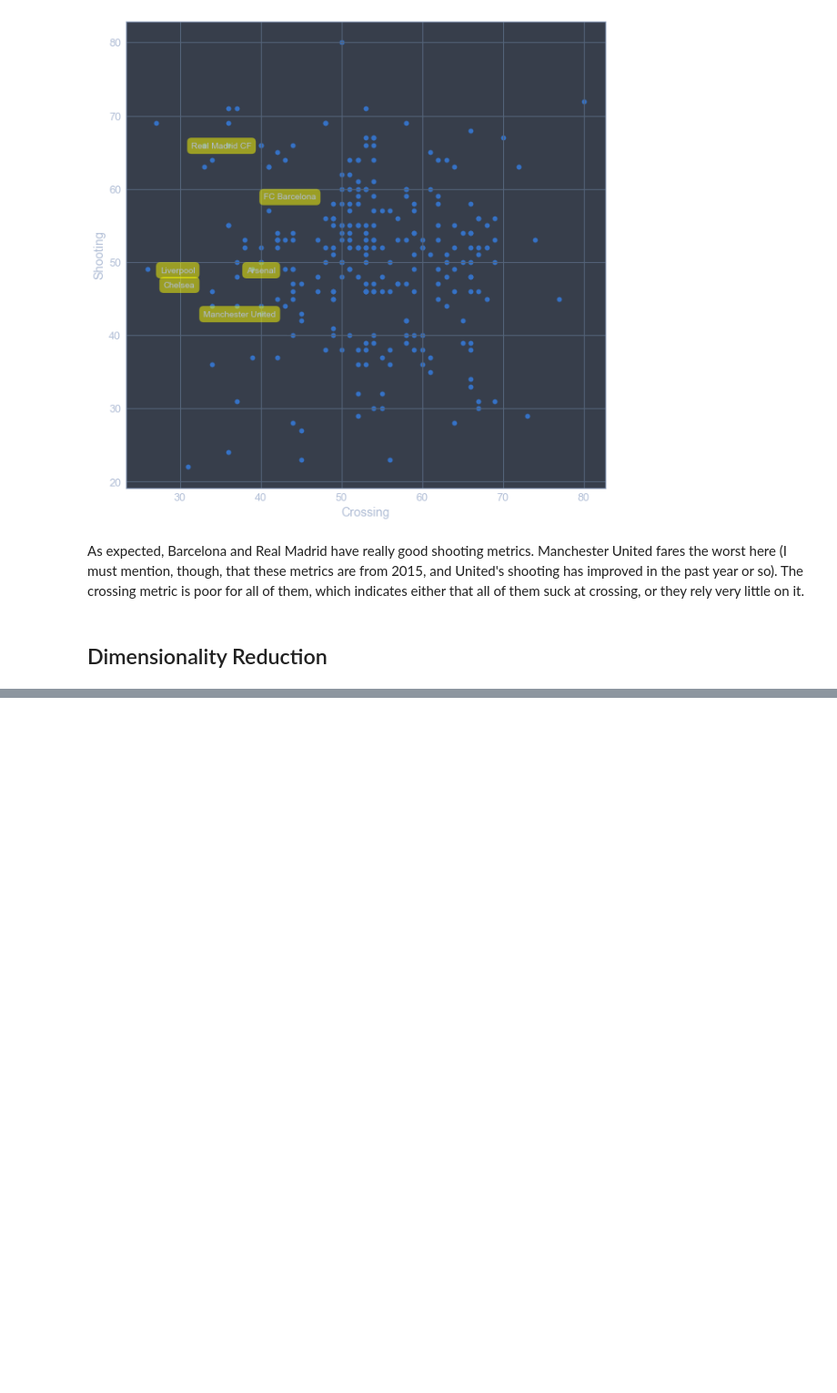
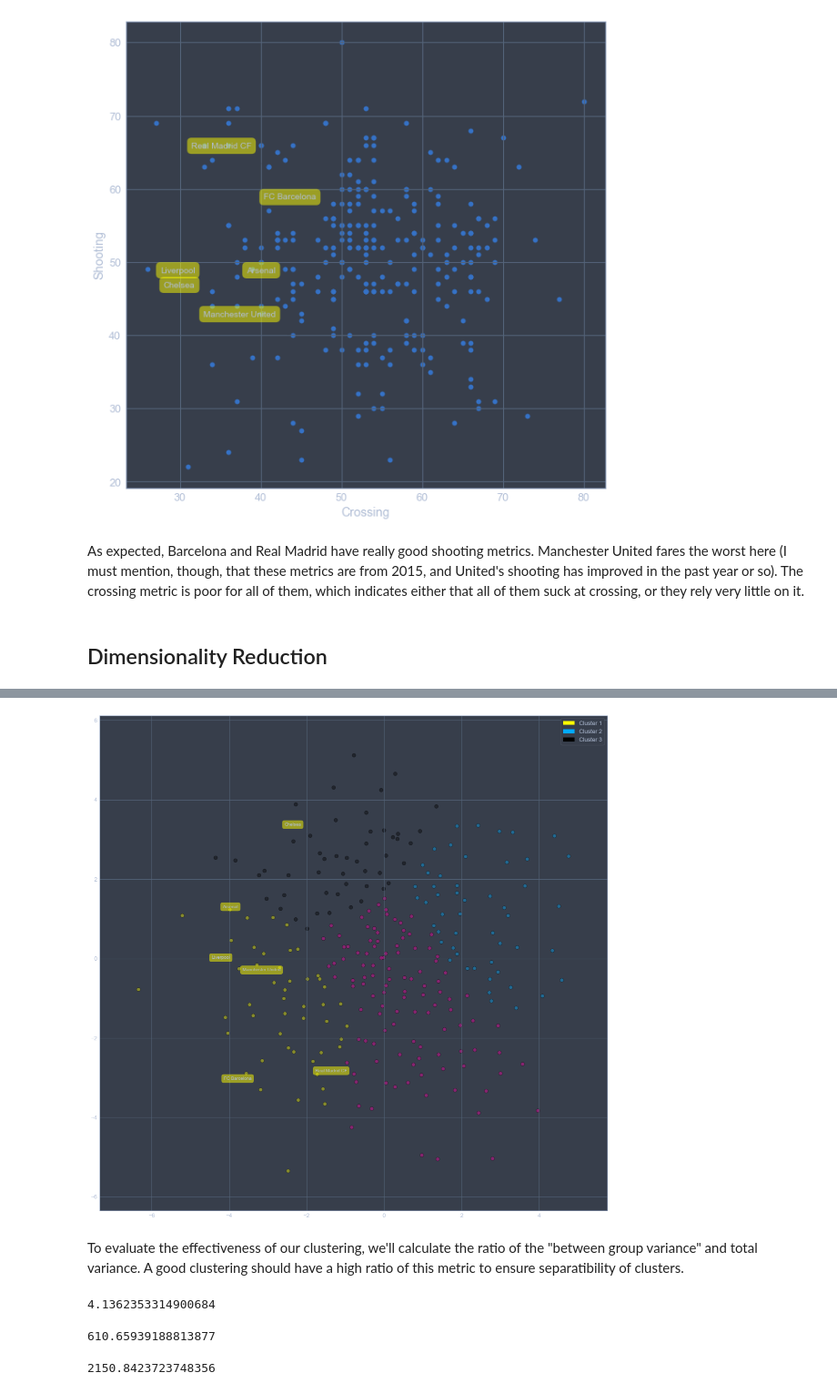
Before and after one commit to kvsingh/kvsingh.github.io, a Jupyter notebook: content/soccer-teams.ipynb, the cells around one changed output, grey strips where cells are left out. Shown at 91% size. Cells and saved outputs as stored; diff of their text form; code cells hidden in the pictures; blank space fills up the shorter version.

```diff
--- a/content/soccer-teams.ipynb
+++ b/content/soccer-teams.ipynb
@@ -133,0 +138,9 @@ In order to cluster these clubs based on their style of play, and visualize thos
+# %%
+from sklearn.preprocessing import StandardScaler
+from sklearn.decomposition import PCA
+
+x = df.copy()
+x_normalized = StandardScaler().fit(x).transform(x)
+
+pca = PCA(n_components = 3).fit(x_normalized)
+print (pca.explained_variance_ratio_)
@@ -133,0 +157,7 @@ In order to cluster these clubs based on their style of play, and visualize thos
+# %%
+from sklearn.manifold import MDS
+
+mds = MDS(n_components = 2, n_init = 10)
+mds_2 = MDS(n_components = 3, n_init = 10)
+x_mds = mds.fit_transform(x_normalized)
+x_mds_2 = mds_2.fit_transform(x_normalized)
@@ -133,0 +211,9 @@ In order to cluster these clubs based on their style of play, and visualize thos
+# %%
+plt.rcParams['figure.figsize'] = (20,20)
+kmeans = KMeans(n_clusters = 5, random_state=10)
+kmeans.fit(x_mds)
+plot_labelled_scatter(x_mds, kmeans.labels_, ['Cluster 1', 'Cluster 2', 'Cluster 3'], team_maps)
+# %% [output]
+[figure, added]
+# %% [markdown]
+To evaluate the effectiveness of our clustering, we'll calculate the ratio of the "between group variance" and total variance. A good clustering should have a high ratio of this metric to ensure separatibility of clusters.
@@ -133,0 +222,14 @@ In order to cluster these clubs based on their style of play, and visualize thos
+# %%
+total_variance
+# %% [output]
+4.1362353314900684
+# %%
+kmeans.inertia_
+# %% [output]
+610.65939188813877
+# %%
+kmeans2 = KMeans(n_clusters = 1, random_state=10)
+kmeans2.fit(x_mds)
+kmeans2.inertia_
+# %% [output]
+2150.8423723748356
```
Also changed, not shown: parts of 8 cells of this notebook.
